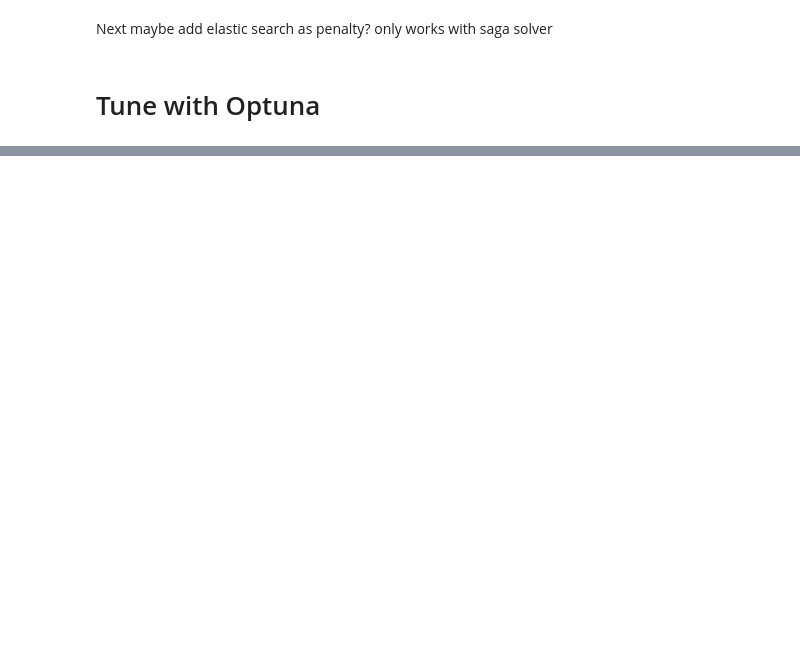
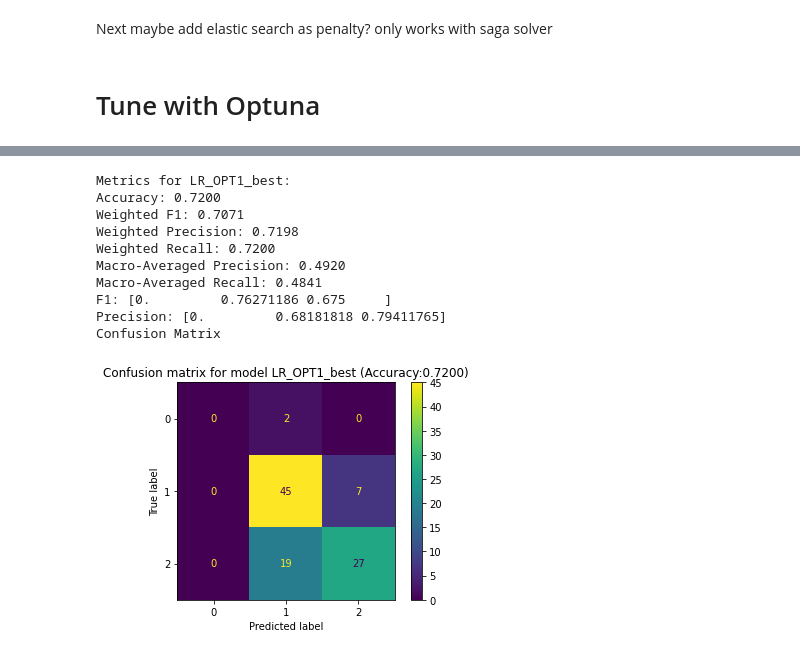
Before and after one commit to SoareCristi/BigData_MovieRatings, a Jupyter notebook: logistic_regression.ipynb, the cells around one changed output, grey strips where cells are left out. Cells and saved outputs as stored; diff of their text form; code cells hidden in the pictures; blank space fills up the shorter version.

```diff
--- a/logistic_regression.ipynb
+++ b/logistic_regression.ipynb
@@ -234,3 +290,22 @@ Best Accuracy: 0.805
+# %%
+best_trial = study.best_trial
+best_model = LogisticRegression(**best_trial.params, random_state=seed)
+best_model.fit(X_train, y_train)
+
+predictions_opt1 = best_model.predict(X_test)
+model_metrics = pd.concat([model_metrics, calculate_metrics('LR_OPT1_best', y_test, predictions_opt1)])
+# %% [output]
+Metrics for LR_OPT1_best:
+Accuracy: 0.7200
+Weighted F1: 0.7071
+Weighted Precision: 0.7198
+Weighted Recall: 0.7200
+Macro-Averaged Precision: 0.4920
+Macro-Averaged Recall: 0.4841
+F1: [0.         0.76271186 0.675     ]
+Precision: [0.         0.68181818 0.79411765]
+Confusion Matrix
+[figure, added]
 # %%
 study.best_params
 # %% [output]
```
Also changed, not shown: parts of 31 cells of this notebook.
